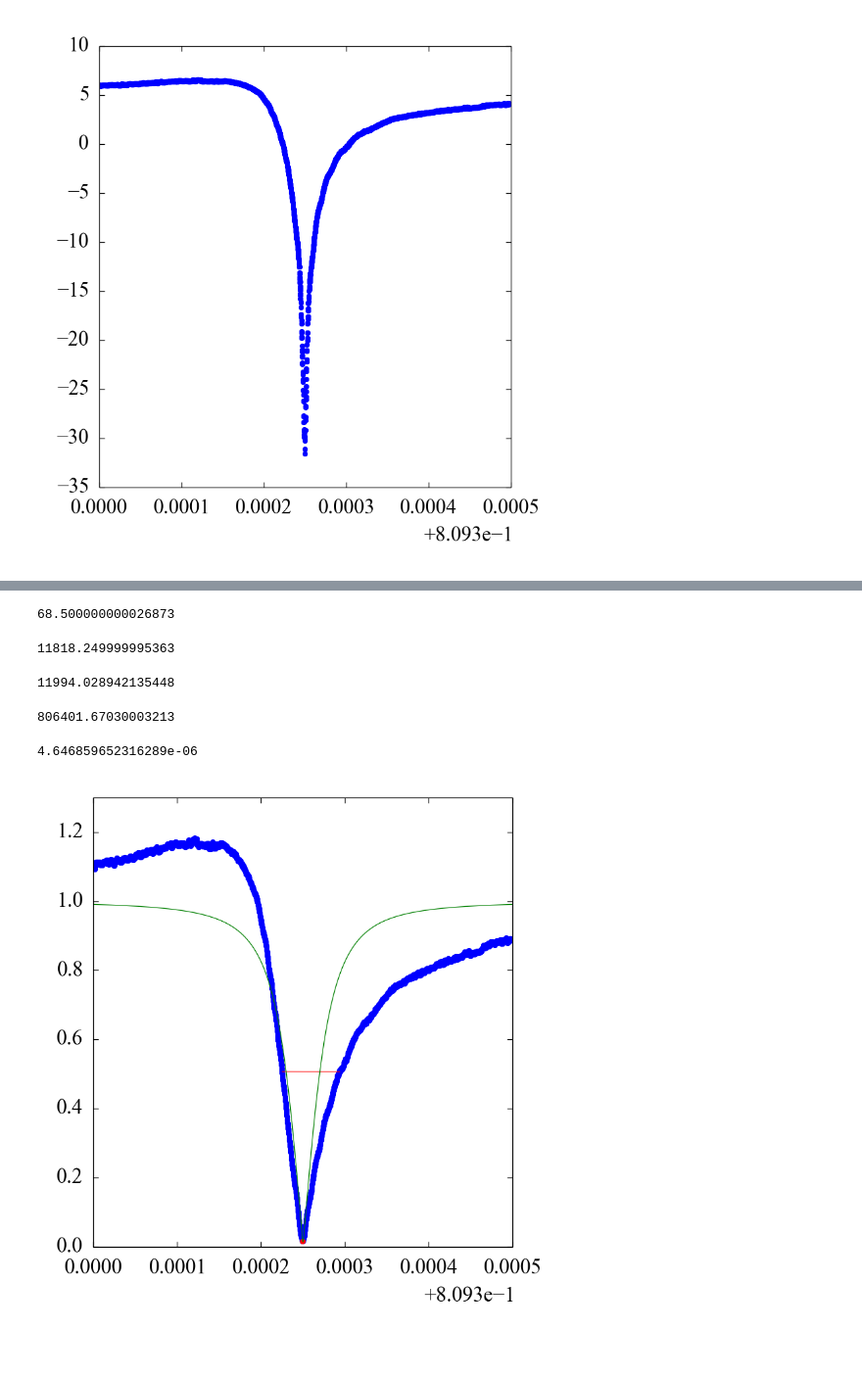
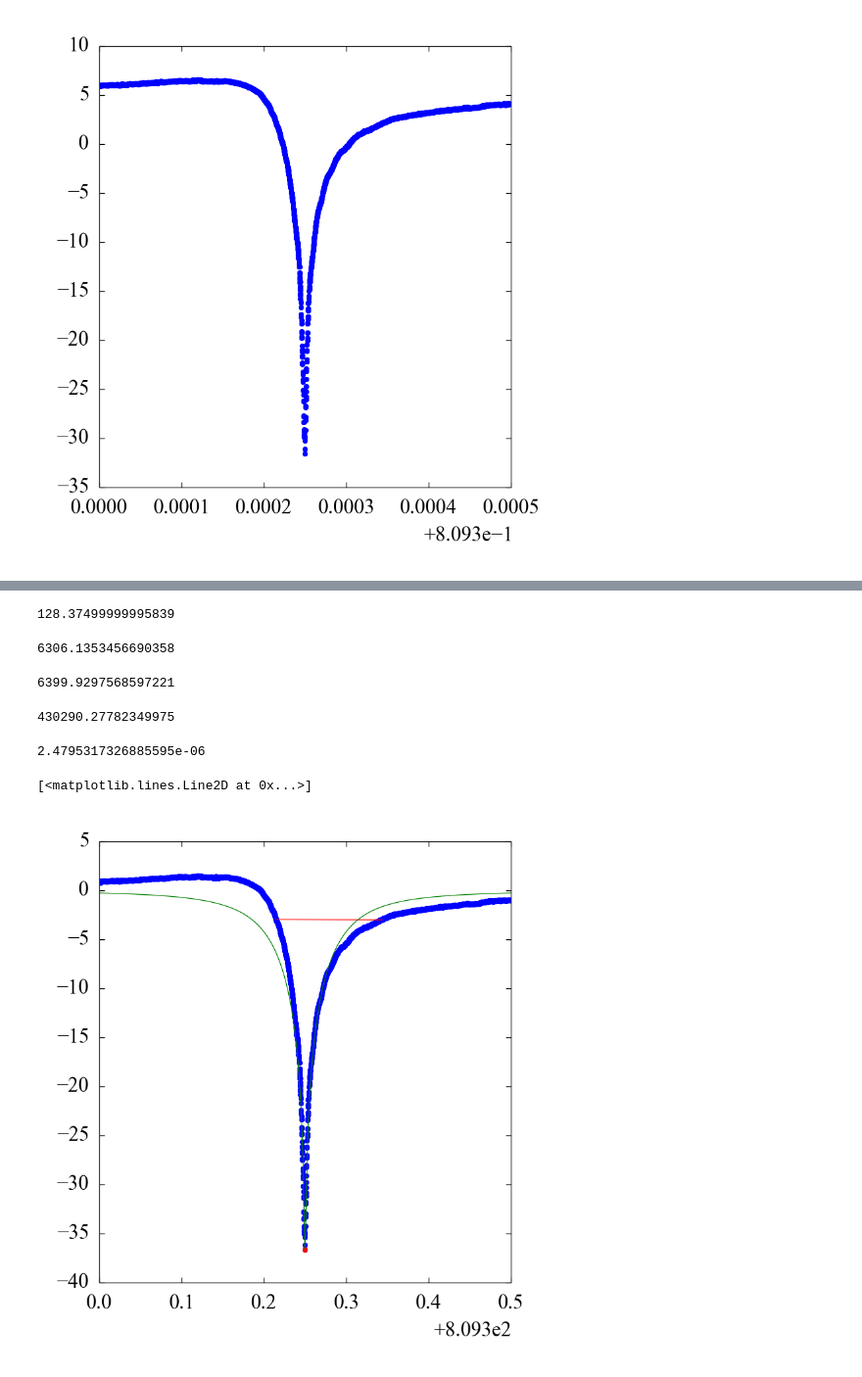
Before and after one commit to danielflanigan/ColumbiaCMB-notebooks, a Jupyter notebook: mkid/McCarrick_2014/2014-07-25_nine-element_higher_order_resonance.ipynb, the cells around one changed output, grey strips where cells are left out. Shown at 98% size. Cells and saved outputs as stored; diff of their text form; code cells hidden in the pictures.

Commit message:
updates to resonance analysis

```diff
--- a/mkid/McCarrick_2014/2014-07-25_nine-element_higher_order_resonance.ipynb
+++ b/mkid/McCarrick_2014/2014-07-25_nine-element_higher_order_resonance.ipynb
@@ -1,4 +4,4 @@
 # %%
-f_GHz, s21_mag, s21_angle = np.loadtxt('McCarrick_2014/2014-07-17_nine-element_resonance.s2p', unpack=True, usecols=[0, 3, 4], skiprows=23)
+f_GHz, s21_mag, s21_angle = np.loadtxt('2014-07-17_nine-element_resonance.s2p', unpack=True, usecols=[0, 3, 4], skiprows=23)
 # %%
 s21 = s21_mag * np.exp(1j * s21_angle)
@@ -14,11 +19,12 @@ s21_normalized = s21_mag / off_resonance
 min_index = np.argmin(s21_normalized)
 f_0 = f_GHz[min_index]
 s21_min = s21_normalized[min_index]
-half_left_index = np.argmin(np.abs(s21_normalized[:min_index] - (1 - (1 - s21_min) / 2)))
-half_right_index = np.argmin(np.abs(s21_normalized[min_index:] - (1 - (1 - s21_min) / 2))) + min_index
-delta_f = f_GHz[half_right_index] - f_GHz[half_left_index]
+half_power_value = 1 - (1 - s21_min**2) / 2
+half_power_left_index = np.argmin(np.abs(s21_normalized[:min_index]**2 - half_power_value))
+half_power_right_index = np.argmin(np.abs(s21_normalized[min_index:]**2 - half_power_value)) + min_index
+delta_f = f_GHz[half_power_right_index] - f_GHz[half_power_left_index]
 Q_r = f_0 / delta_f
 Q_c = Q_r / (1 - s21_min)
 Q_i = Q_r / s21_min
-tau_r = (np.pi * 1e9 * delta_f)**-1 # Check this -- there may be a missing factor of two.
+tau_r = (np.pi * 1e9 * delta_f)**-1
 s21_model = 1 - Q_r * Q_c**-1 * (1 + 2j * Q_r * (f_GHz - f_0) / f_0)**-1
@@ -25,30 +35,31 @@ s21_model = 1 - Q_r * Q_c**-1 * (1 + 2j * Q_r * (f_GHz - f_0) / f_0)**-1
 # %%
 1e6 * delta_f # in kHz
 # %% [output]
-68.500000000026873
+128.37499999995839
 # %%
 Q_r
 # %% [output]
-11818.249999995363
+6306.1353456690358
 # %%
 Q_c
 # %% [output]
-11994.028942135448
+6399.9297568597221
 # %%
 Q_i
 # %% [output]
-806401.67030003213
+430290.27782349975
 # %%
 tau_r
 # %% [output]
-4.646859652316289e-06
+2.4795317326885595e-06
 # %%
+f_scale = 1e3 # Plot MHZ instead of GHz
 fig, ax = plt.subplots()
-ax.plot(f_GHz, s21_normalized, '.')
-ax.plot(f_0, s21_min, '.r')
-ax.plot([f_GHz[half_left_index], f_GHz[half_right_index]],
-        [s21_normalized[half_left_index], s21_normalized[half_right_index]], '-r')
-ax.plot(f_GHz, np.abs(s21_model), '-g')
-ax.set_ylim(0, 1.3);
+ax.plot(f_scale*f_GHz, 20*np.log10(s21_normalized), '.')
+ax.plot(f_scale*f_0, 20*np.log10(s21_min), '.r')
+ax.plot(f_scale*np.array([f_GHz[half_power_left_index], f_GHz[half_power_right_index]]),
+        20*np.log10(np.array([s21_normalized[half_power_left_index], s21_normalized[half_power_right_index]])), '-r')
+ax.plot(f_scale*f_GHz, 20*np.log10(np.abs(s21_model)), '-g')
 # %% [output]
+[<matplotlib.lines.Line2D at 0x...>]
-[figure, old version]
+[figure, new version]
```
Also changed, not shown: parts of 6 cells of this notebook, 1 other file.
